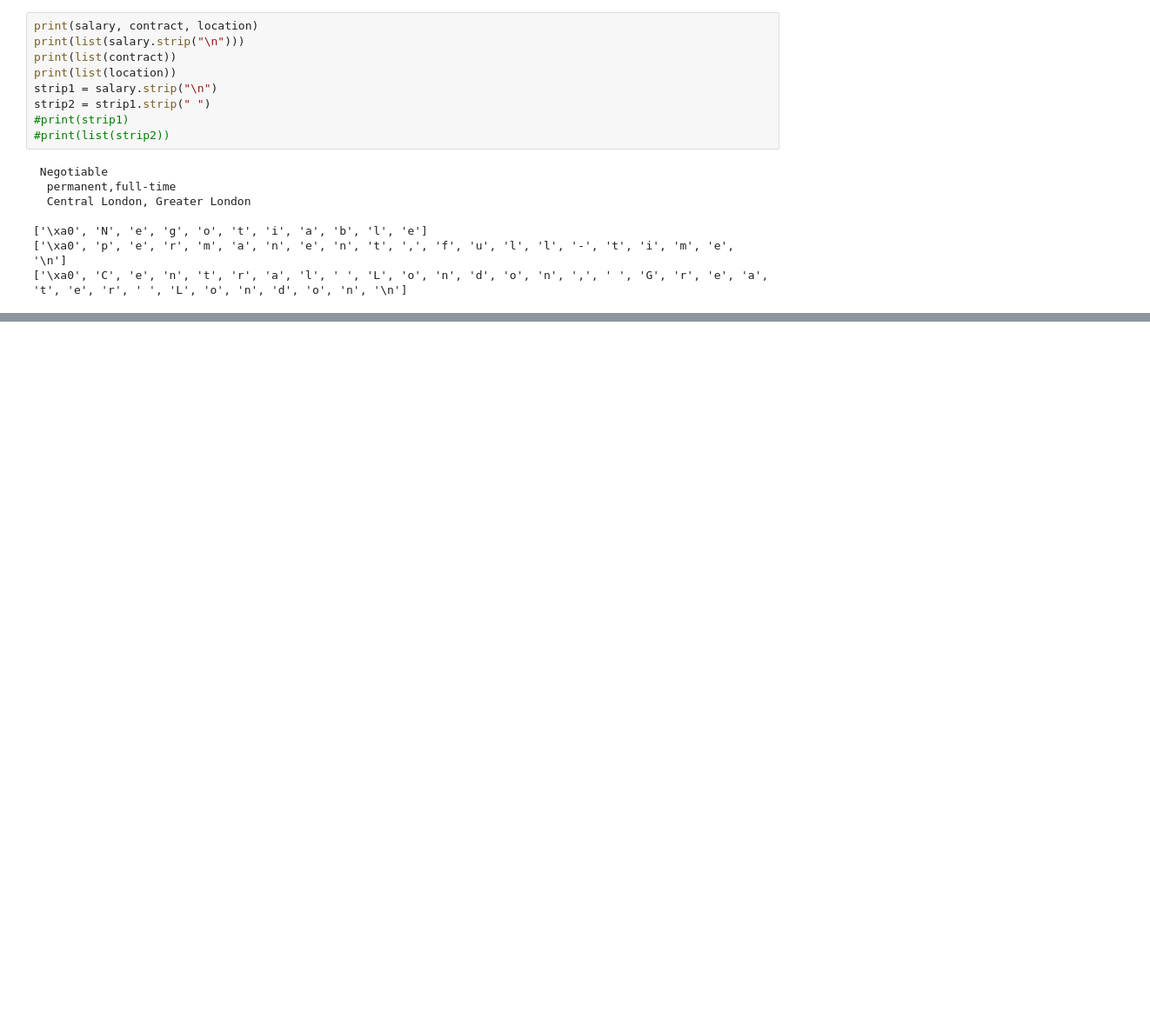
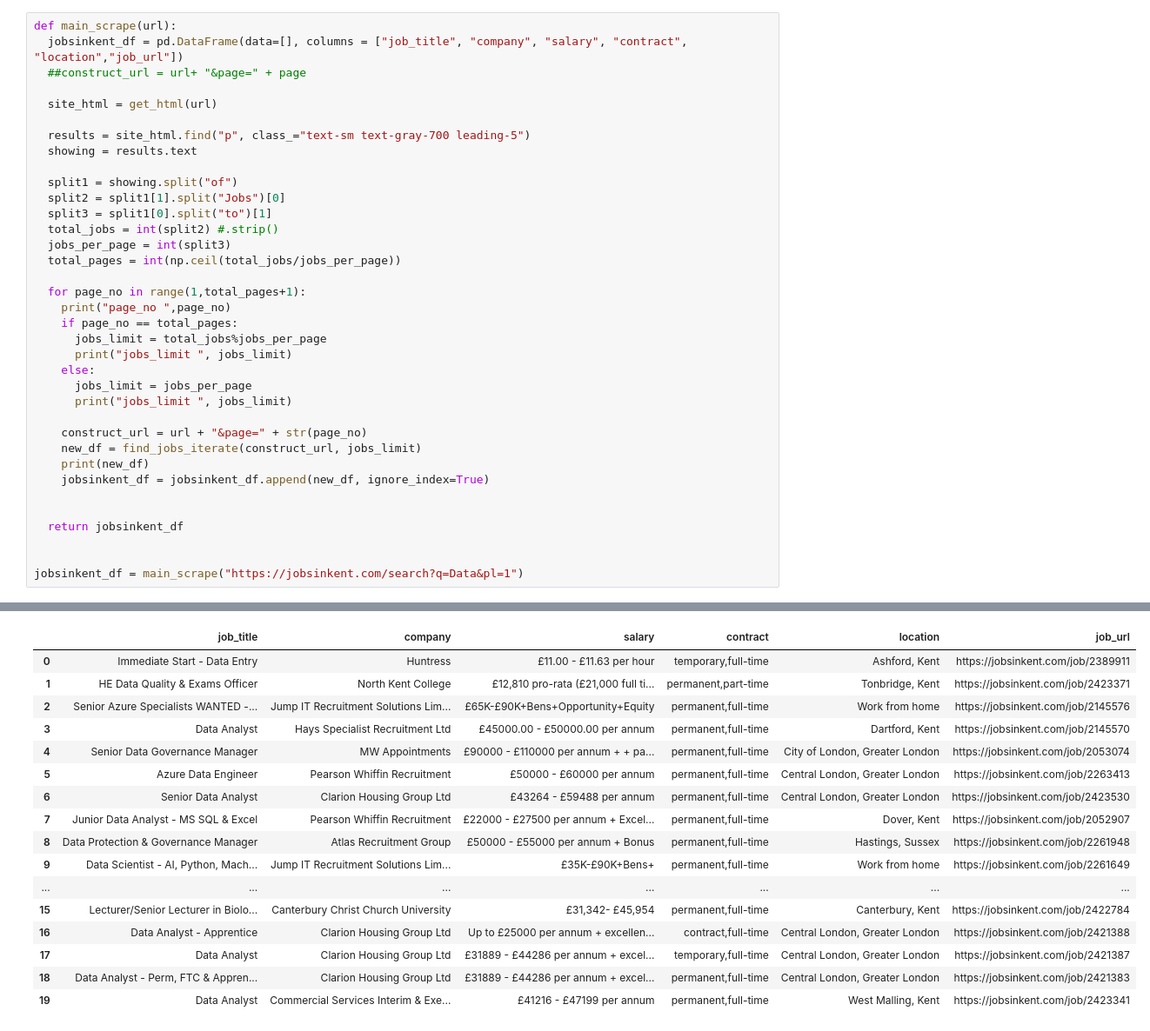
Before and after one commit to futureCodersSE/data-roles, a Jupyter notebook: Data_jobs_jobsinkent.ipynb, the cells around one changed output, grey strips where cells are left out. Shown: that part at 87% size. Cells and saved outputs as stored; diff of their text form; blank space fills up the shorter version.

```diff
--- a/Data_jobs_jobsinkent.ipynb
+++ b/Data_jobs_jobsinkent.ipynb
@@ -51,17 +51,37 @@ jobsinkent_df = find_jobs_iterate(base_url)
-# %%
-print(salary, contract, location)
-print(list(salary.strip("\n")))
-print(list(contract))
-print(list(location))
-strip1 = salary.strip("\n")
-strip2 = strip1.strip(" ")
-#print(strip1)
-#print(list(strip2))
-# %% [output]
- Negotiable
-  permanent,full-time
-  Central London, Greater London
-
-['\xa0', 'N', 'e', 'g', 'o', 't', 'i', 'a', 'b', 'l', 'e']
-['\xa0', 'p', 'e', 'r', 'm', 'a', 'n', 'e', 'n', 't', ',', 'f', 'u', 'l', 'l', '-', 't', 'i', 'm', 'e', '\n']
-['\xa0', 'C', 'e', 'n', 't', 'r', 'a', 'l', ' ', 'L', 'o', 'n', 'd', 'o', 'n', ',', ' ', 'G', 'r', 'e', 'a', 't', 'e', 'r', ' ', 'L', 'o', 'n', 'd', 'o', 'n', '\n']
+# %%
+def main_scrape(url):
+  jobsinkent_df = pd.DataFrame(data=[], columns = ["job_title", "company", "salary", "contract", "location","job_url"])
+  ##construct_url = url+ "&page=" + page
+
+  site_html = get_html(url)
+
+  results = site_html.find("p", class_="text-sm text-gray-700 leading-5")
+  showing = results.text
+
+  split1 = showing.split("of")
+  split2 = split1[1].split("Jobs")[0]
+  split3 = split1[0].split("to")[1]
+  total_jobs = int(split2) #.strip()
+  jobs_per_page = int(split3)
+  total_pages = int(np.ceil(total_jobs/jobs_per_page))
+
+  for page_no in range(1,total_pages+1):
+    print("page_no ",page_no)
+    if page_no == total_pages:
+      jobs_limit = total_jobs%jobs_per_page
+      print("jobs_limit ", jobs_limit)
+    else:
+      jobs_limit = jobs_per_page
+      print("jobs_limit ", jobs_limit)
+
+    construct_url = url + "&page=" + str(page_no)
+    new_df = find_jobs_iterate(construct_url, jobs_limit)
+    print(new_df)
+    jobsinkent_df = jobsinkent_df.append(new_df, ignore_index=True)
+
+
+  return jobsinkent_df
+
+
+jobsinkent_df = main_scrape("https://jobsinkent.com/search?q=Data&pl=1")
+# %% [output]
@@ -67,0 +105,17 @@ strip2 = strip1.strip(" ")
+|  | job_title | company | salary | contract | location | job_url |
+| 0 | Immediate Start - Data Entry | Huntress | £11.00 - £11.63 per hour | temporary,full-time | Ashford, Kent | https://jobsinkent.com/job/2389911 |
+| 1 | HE Data Quality & Exams Officer | North Kent College | £12,810 pro-rata (£21,000 full ti... | permanent,part-time | Tonbridge, Kent | https://jobsinkent.com/job/2423371 |
+| 2 | Senior Azure Specialists WANTED -... | Jump IT Recruitment Solutions Lim... | £65K-£90K+Bens+Opportunity+Equity | permanent,full-time | Work from home | https://jobsinkent.com/job/2145576 |
+| 3 | Data Analyst | Hays Specialist Recruitment Ltd | £45000.00 - £50000.00 per annum | permanent,full-time | Dartford, Kent | https://jobsinkent.com/job/2145570 |
+| 4 | Senior Data Governance Manager | MW Appointments | £90000 - £110000 per annum + + pa... | permanent,full-time | City of London, Greater London | https://jobsinkent.com/job/2053074 |
+| 5 | Azure Data Engineer | Pearson Whiffin Recruitment | £50000 - £60000 per annum | permanent,full-time | Central London, Greater London | https://jobsinkent.com/job/2263413 |
+| 6 | Senior Data Analyst | Clarion Housing Group Ltd | £43264 - £59488 per annum | permanent,full-time | Central London, Greater London | https://jobsinkent.com/job/2423530 |
+| 7 | Junior Data Analyst - MS SQL & Excel | Pearson Whiffin Recruitment | £22000 - £27500 per annum + Excel... | permanent,full-time | Dover, Kent | https://jobsinkent.com/job/2052907 |
+| 8 | Data Protection & Governance Manager | Atlas Recruitment Group | £50000 - £55000 per annum + Bonus | permanent,full-time | Hastings, Sussex | https://jobsinkent.com/job/2261948 |
+| 9 | Data Scientist - AI, Python, Mach... | Jump IT Recruitment Solutions Lim... | £35K-£90K+Bens+ | permanent,full-time | Work from home | https://jobsinkent.com/job/2261649 |
+| ... | ... | ... | ... | ... | ... | ... |
+| 15 | Lecturer/Senior Lecturer in Biolo... | Canterbury Christ Church University | £31,342- £45,954 | permanent,full-time | Canterbury, Kent | https://jobsinkent.com/job/2422784 |
+| 16 | Data Analyst - Apprentice | Clarion Housing Group Ltd | Up to £25000 per annum + excellen... | contract,full-time | Central London, Greater London | https://jobsinkent.com/job/2421388 |
+| 17 | Data Analyst | Clarion Housing Group Ltd | £31889 - £44286 per annum + excel... | temporary,full-time | Central London, Greater London | https://jobsinkent.com/job/2421387 |
+| 18 | Data Analyst - Perm, FTC & Appren... | Clarion Housing Group Ltd | £31889 - £44286 per annum + excel... | permanent,full-time | Central London, Greater London | https://jobsinkent.com/job/2421383 |
+| 19 | Data Analyst | Commercial Services Interim & Exe... | £41216 - £47199 per annum | permanent,full-time | West Malling, Kent | https://jobsinkent.com/job/2423341 |
```
Also changed, not shown: parts of 3 cells of this notebook.
